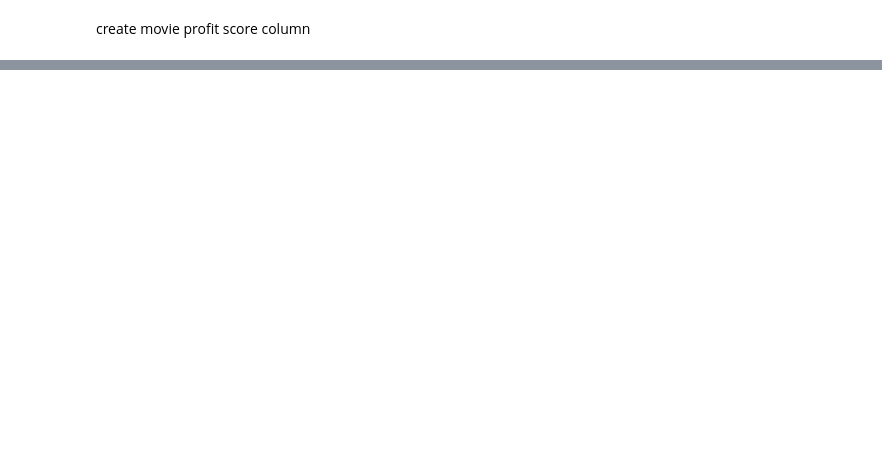
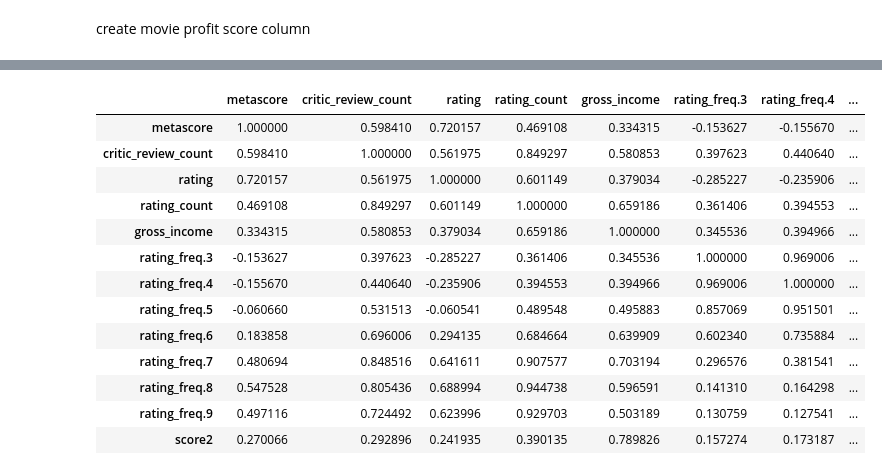
Before and after one commit to shaypal5/rotten_needles, a Jupyter notebook: notebooks/Stats.ipynb, the cells around one changed output, grey strips where cells are left out. Saved outputs shown, nothing was run; the diff lists cells and outputs as text; code cells hidden in the pictures; blank space fills up the shorter version.

```diff
--- a/notebooks/Stats.ipynb
+++ b/notebooks/Stats.ipynb
@@ -18,7 +28,9 @@ imdb.head()
 # %% [markdown]
 create movie profit score column
-# %%
-imdb = imdb.assign(score=imdb['gross_income']/imdb['budget'])
+# %%
+imdb = imdb.assign(score1=imdb['gross_income']/imdb['budget'])
+imdb = imdb.assign(score2=(imdb['gross_income']-imdb['budget']))
+imdb = imdb.assign(score3=np.log(imdb['gross_income'])/np.log(imdb['budget']))
 # %%
 imdb.head()
 # %% [output]
@@ -57,0 +158,18 @@ imdb[['score', 'name']]
+# %%
+imdb[['metascore','critic_review_count','rating','rating_count','gross_income','rating_freq.3','rating_freq.4','rating_freq.5','rating_freq.6',
+      'rating_freq.7','rating_freq.8','rating_freq.9','score2']].corr()
+# %% [output]
+|  | metascore | critic_review_count | rating | rating_count | gross_income | rating_freq.3 | rating_freq.4 | ... |
+| metascore | 1.000000 | 0.598410 | 0.720157 | 0.469108 | 0.334315 | -0.153627 | -0.155670 | ... |
+| critic_review_count | 0.598410 | 1.000000 | 0.561975 | 0.849297 | 0.580853 | 0.397623 | 0.440640 | ... |
+| rating | 0.720157 | 0.561975 | 1.000000 | 0.601149 | 0.379034 | -0.285227 | -0.235906 | ... |
+| rating_count | 0.469108 | 0.849297 | 0.601149 | 1.000000 | 0.659186 | 0.361406 | 0.394553 | ... |
+| gross_income | 0.334315 | 0.580853 | 0.379034 | 0.659186 | 1.000000 | 0.345536 | 0.394966 | ... |
+| rating_freq.3 | -0.153627 | 0.397623 | -0.285227 | 0.361406 | 0.345536 | 1.000000 | 0.969006 | ... |
+| rating_freq.4 | -0.155670 | 0.440640 | -0.235906 | 0.394553 | 0.394966 | 0.969006 | 1.000000 | ... |
+| rating_freq.5 | -0.060660 | 0.531513 | -0.060541 | 0.489548 | 0.495883 | 0.857069 | 0.951501 | ... |
+| rating_freq.6 | 0.183858 | 0.696006 | 0.294135 | 0.684664 | 0.639909 | 0.602340 | 0.735884 | ... |
+| rating_freq.7 | 0.480694 | 0.848516 | 0.641611 | 0.907577 | 0.703194 | 0.296576 | 0.381541 | ... |
+| rating_freq.8 | 0.547528 | 0.805436 | 0.688994 | 0.944738 | 0.596591 | 0.141310 | 0.164298 | ... |
+| rating_freq.9 | 0.497116 | 0.724492 | 0.623996 | 0.929703 | 0.503189 | 0.130759 | 0.127541 | ... |
+| score2 | 0.270066 | 0.292896 | 0.241935 | 0.390135 | 0.789826 | 0.157274 | 0.173187 | ... |
```
Also changed, not shown: parts of 20 cells of this notebook.
